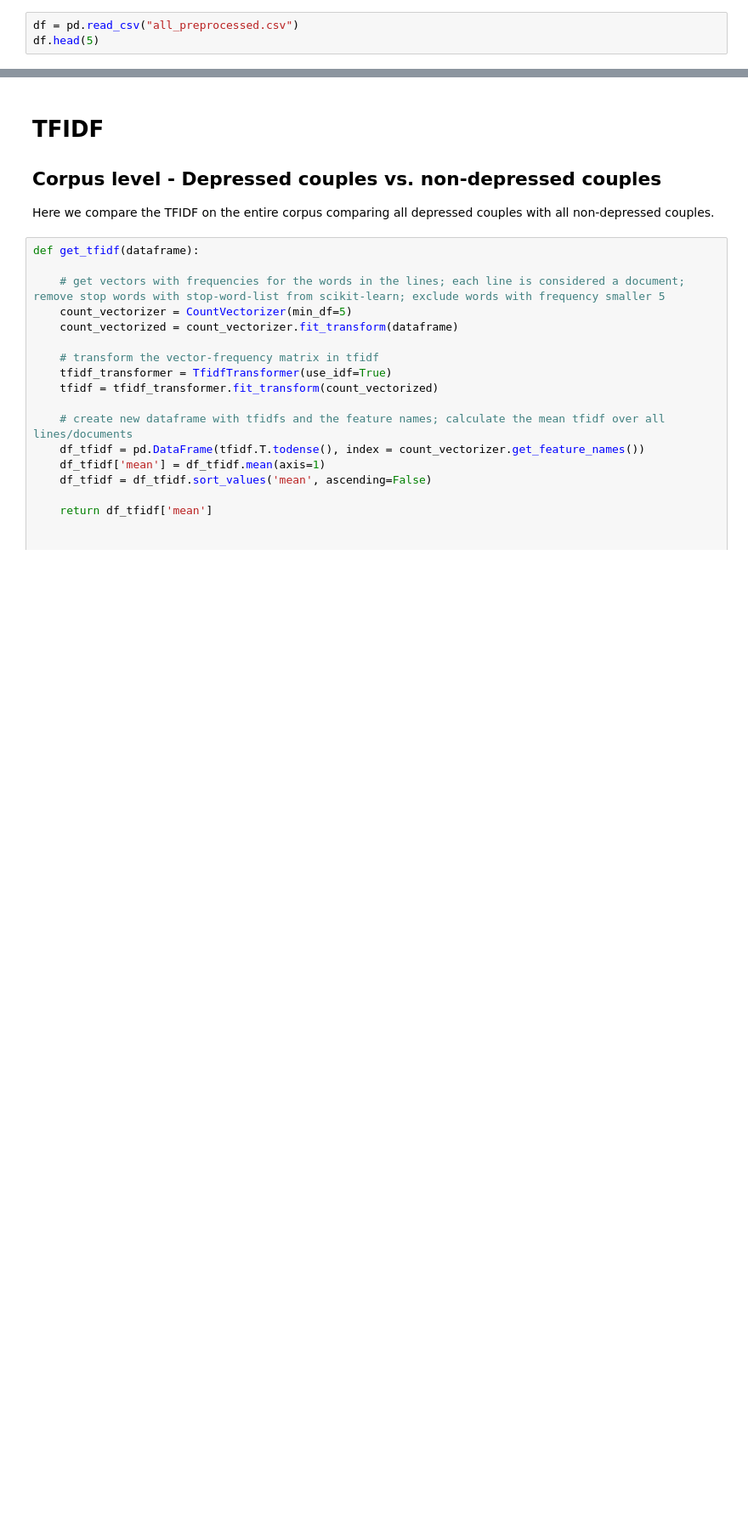
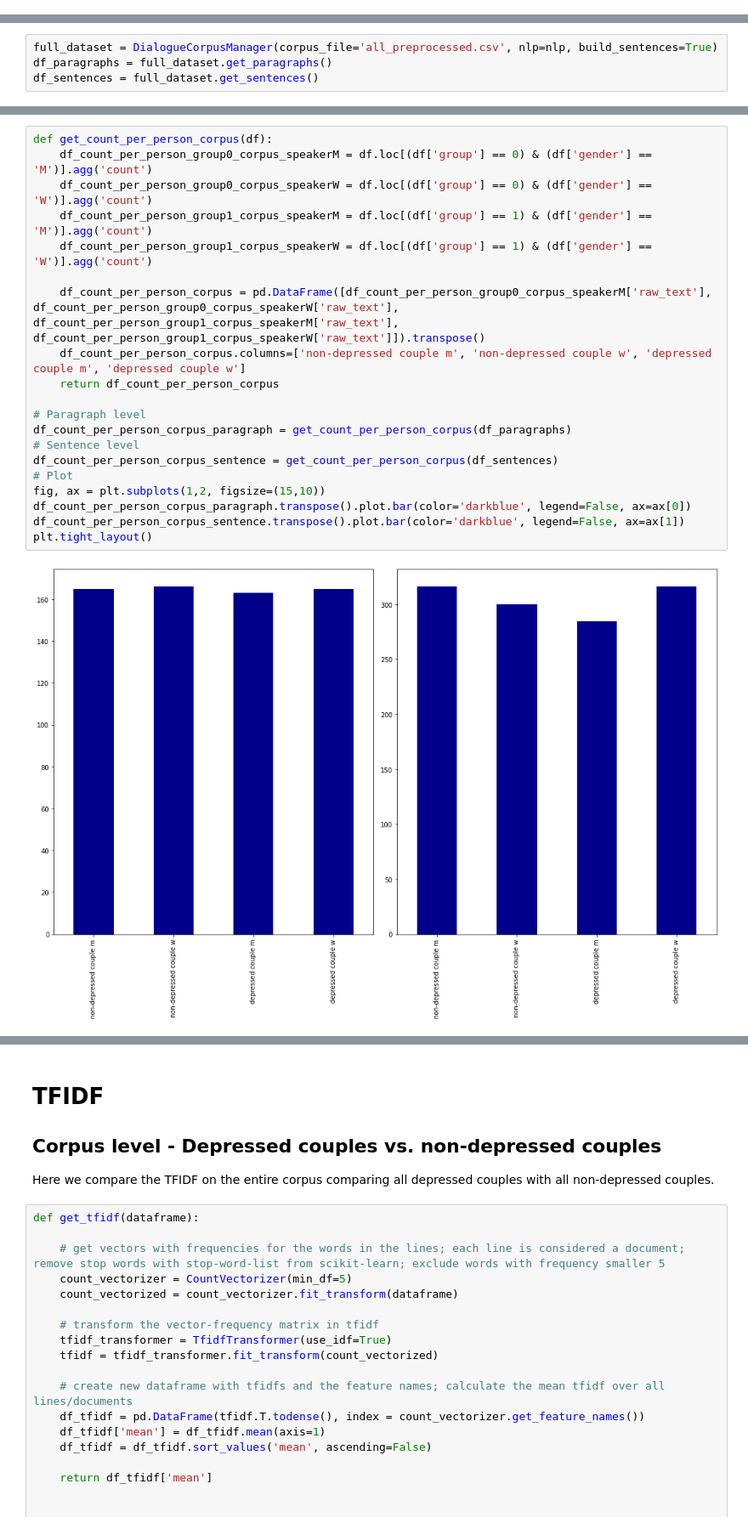
Before and after one commit to gitexa/sigmund, a Jupyter notebook: data_description.ipynb, the cells around one changed output, grey strips where cells are left out. Shown at 85% size. Cells and saved outputs as stored; diff of their text form; blank space fills up the shorter version.

```diff
--- a/data_description.ipynb
+++ b/data_description.ipynb
@@ -15,3 +15,0 @@ from sklearn.feature_extraction.text import TfidfTransformer
-# %%
-df = pd.read_csv("all_preprocessed.csv")
-df.head(5)
@@ -28,0 +20,4 @@ word count depressed, non-d
+# %%
+full_dataset = DialogueCorpusManager(corpus_file='all_preprocessed.csv', nlp=nlp, build_sentences=True)
+df_paragraphs = full_dataset.get_paragraphs()
+df_sentences = full_dataset.get_sentences()
@@ -28,0 +32,22 @@ word count depressed, non-d
+# %%
+def get_count_per_person_corpus(df):
+    df_count_per_person_group0_corpus_speakerM = df.loc[(df['group'] == 0) & (df['gender'] == 'M')].agg('count')
+    df_count_per_person_group0_corpus_speakerW = df.loc[(df['group'] == 0) & (df['gender'] == 'W')].agg('count')
+    df_count_per_person_group1_corpus_speakerM = df.loc[(df['group'] == 1) & (df['gender'] == 'M')].agg('count')
+    df_count_per_person_group1_corpus_speakerW = df.loc[(df['group'] == 1) & (df['gender'] == 'W')].agg('count')
+
+    df_count_per_person_corpus = pd.DataFrame([df_count_per_person_group0_corpus_speakerM['raw_text'], df_count_per_person_group0_corpus_speakerW['raw_text'], df_count_per_person_group1_corpus_speakerM['raw_text'], df_count_per_person_group1_corpus_speakerW['raw_text']]).transpose()
+    df_count_per_person_corpus.columns=['non-depressed couple m', 'non-depressed couple w', 'depressed couple m', 'depressed couple w']
+    return df_count_per_person_corpus
+
+# Paragraph level
+df_count_per_person_corpus_paragraph = get_count_per_person_corpus(df_paragraphs)
+# Sentence level
+df_count_per_person_corpus_sentence = get_count_per_person_corpus(df_sentences)
+# Plot
+fig, ax = plt.subplots(1,2, figsize=(15,10))
+df_count_per_person_corpus_paragraph.transpose().plot.bar(color='darkblue', legend=False, ax=ax[0])
+df_count_per_person_corpus_sentence.transpose().plot.bar(color='darkblue', legend=False, ax=ax[1])
+plt.tight_layout()
+# %% [output]
+[figure, added]
```
Also changed, not shown: parts of 10 cells of this notebook.
